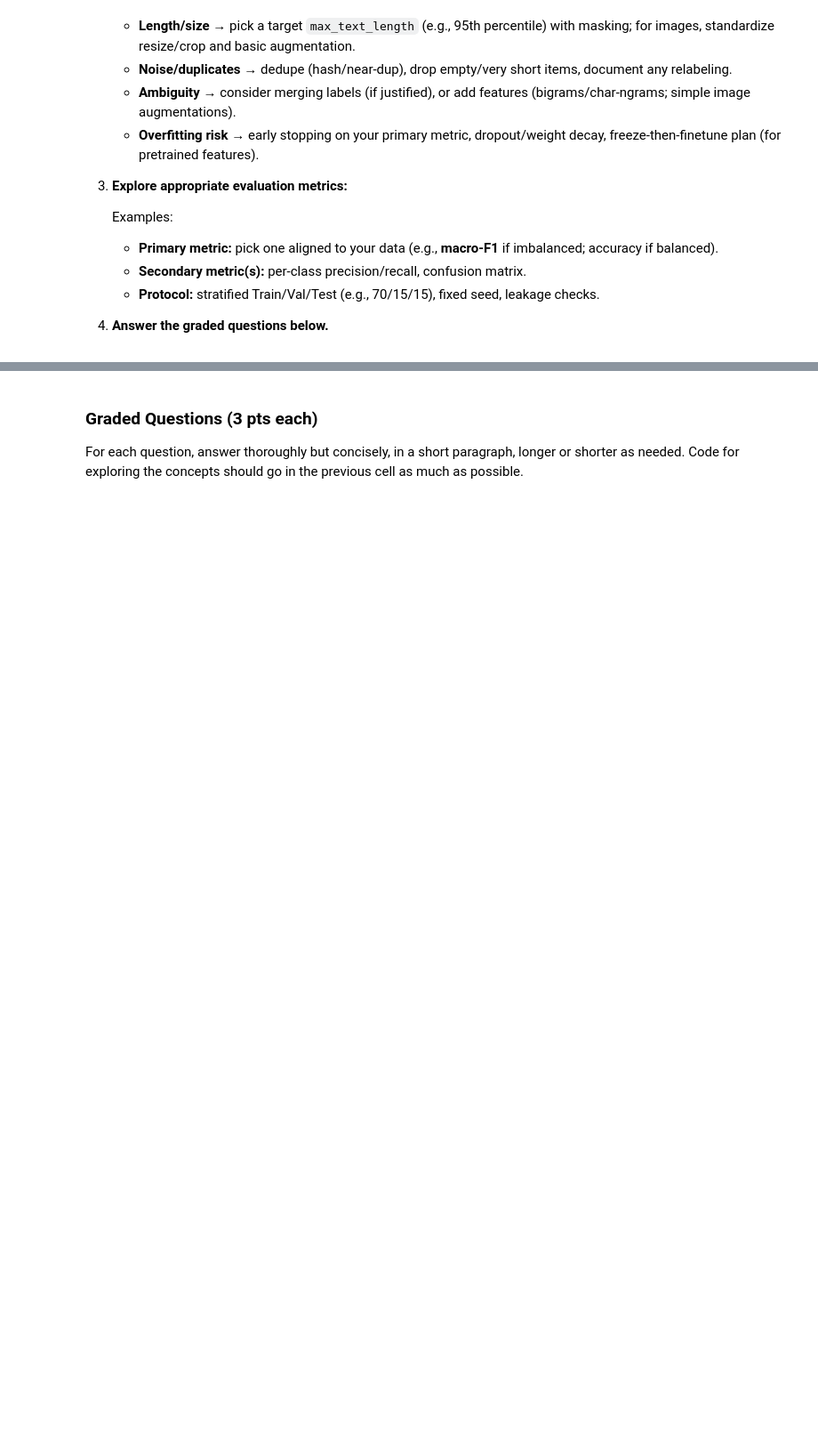
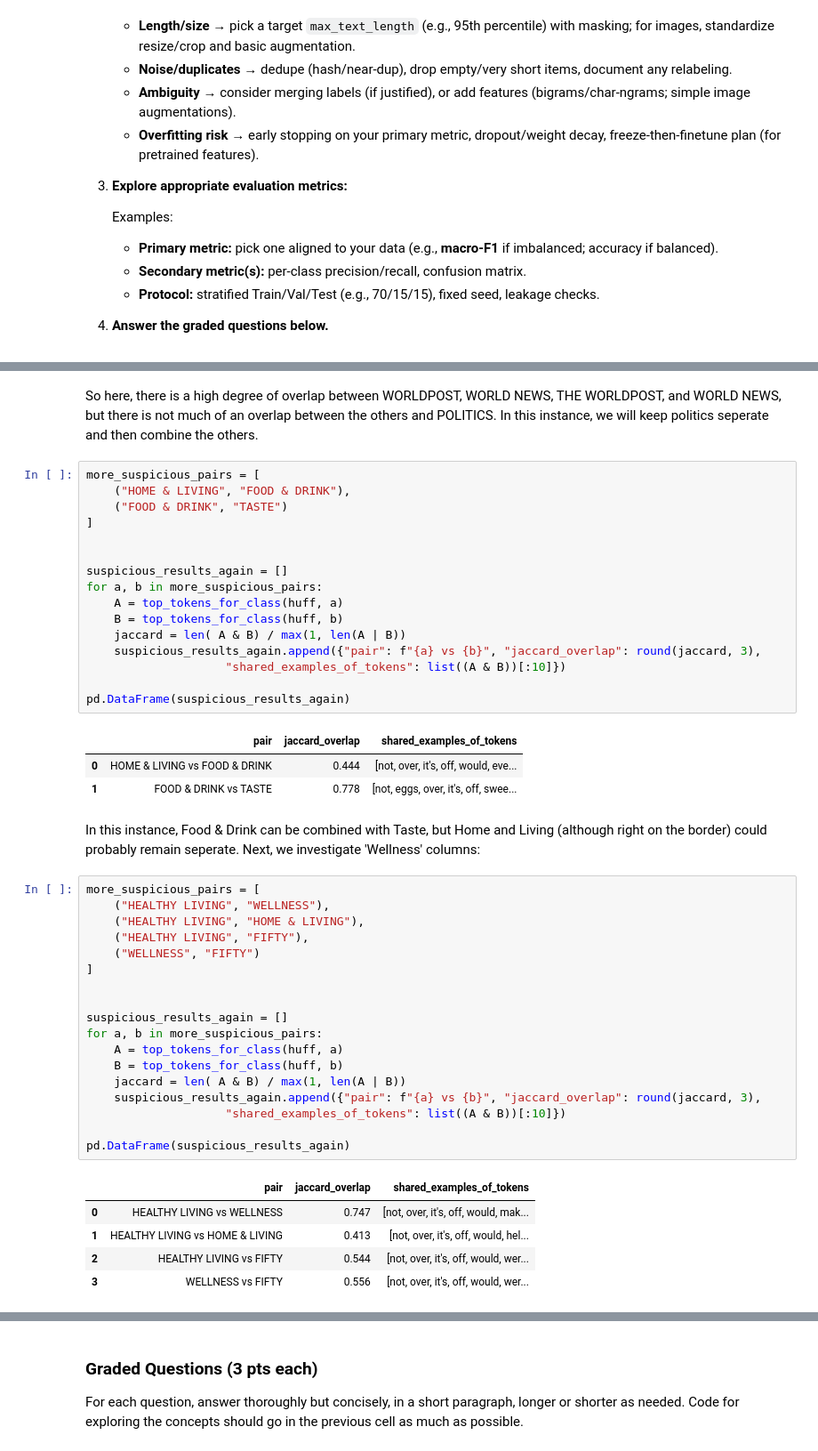
Before and after one commit to tbeerio/DX703-Milestone-One, a Jupyter notebook: Milestone_01_Group_28.ipynb, the cells around one changed output, grey strips where cells are left out. Shown at 89% size. Drawn from its saved outputs; the diff is of its cells as text; blank space fills up the shorter version.

Commit message:
Copy Over to Main Jupyter Notebook + Figures

```diff
--- a/Milestone_01_Group_28.ipynb
+++ b/Milestone_01_Group_28.ipynb
@@ -718,0 +938,48 @@ Identify the **key challenges** in your chosen dataset and outline **practical s
+# %% [markdown]
+So here, there is a high degree of overlap between WORLDPOST, WORLD NEWS, THE WORLDPOST, and WORLD NEWS, but there is not much of an overlap between the others and POLITICS. In this instance, we will keep politics seperate and then combine the others.
+# %%
+more_suspicious_pairs = [
+    ("HOME & LIVING", "FOOD & DRINK"),
+    ("FOOD & DRINK", "TASTE")
+]
+
+
+suspicious_results_again = []
+for a, b in more_suspicious_pairs:
+    A = top_tokens_for_class(huff, a)
+    B = top_tokens_for_class(huff, b)
+    jaccard = len( A & B) / max(1, len(A | B))
+    suspicious_results_again.append({"pair": f"{a} vs {b}", "jaccard_overlap": round(jaccard, 3),
+                    "shared_examples_of_tokens": list((A & B))[:10]})
+
+pd.DataFrame(suspicious_results_again)
+# %% [output]
+|  | pair | jaccard_overlap | shared_examples_of_tokens |
+| 0 | HOME & LIVING vs FOOD & DRINK | 0.444 | [not, over, it's, off, would, eve... |
+| 1 | FOOD & DRINK vs TASTE | 0.778 | [not, eggs, over, it's, off, swee... |
+# %% [markdown]
+In this instance, Food & Drink can be combined with Taste, but Home and Living (although right on the border) could probably remain seperate. Next, we investigate 'Wellness' columns:
+# %%
+more_suspicious_pairs = [
+    ("HEALTHY LIVING", "WELLNESS"),
+    ("HEALTHY LIVING", "HOME & LIVING"),
+    ("HEALTHY LIVING", "FIFTY"),
+    ("WELLNESS", "FIFTY")
+]
+
+
+suspicious_results_again = []
+for a, b in more_suspicious_pairs:
+    A = top_tokens_for_class(huff, a)
+    B = top_tokens_for_class(huff, b)
+    jaccard = len( A & B) / max(1, len(A | B))
+    suspicious_results_again.append({"pair": f"{a} vs {b}", "jaccard_overlap": round(jaccard, 3),
+                    "shared_examples_of_tokens": list((A & B))[:10]})
+
+pd.DataFrame(suspicious_results_again)
+# %% [output]
+|  | pair | jaccard_overlap | shared_examples_of_tokens |
+| 0 | HEALTHY LIVING vs WELLNESS | 0.747 | [not, over, it's, off, would, mak... |
+| 1 | HEALTHY LIVING vs HOME & LIVING | 0.413 | [not, over, it's, off, would, hel... |
+| 2 | HEALTHY LIVING vs FIFTY | 0.544 | [not, over, it's, off, would, wer... |
+| 3 | WELLNESS vs FIFTY | 0.556 | [not, over, it's, off, would, wer... |
```
Also changed, not shown: parts of 66 cells of this notebook, 4 other files.
